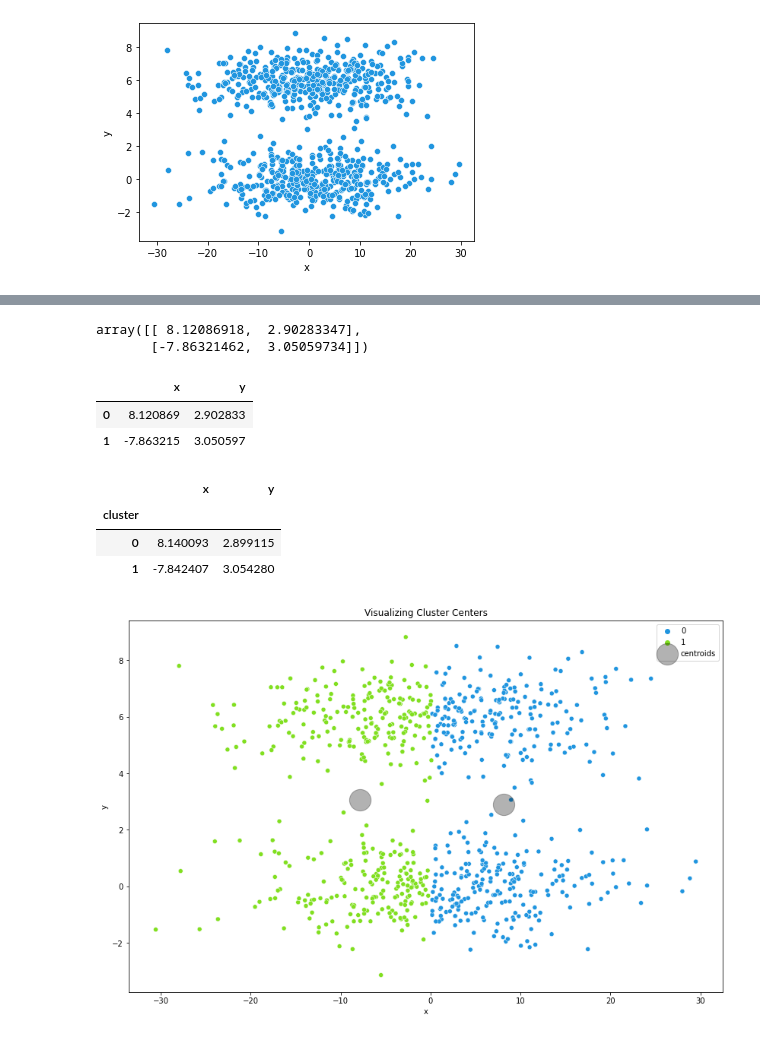
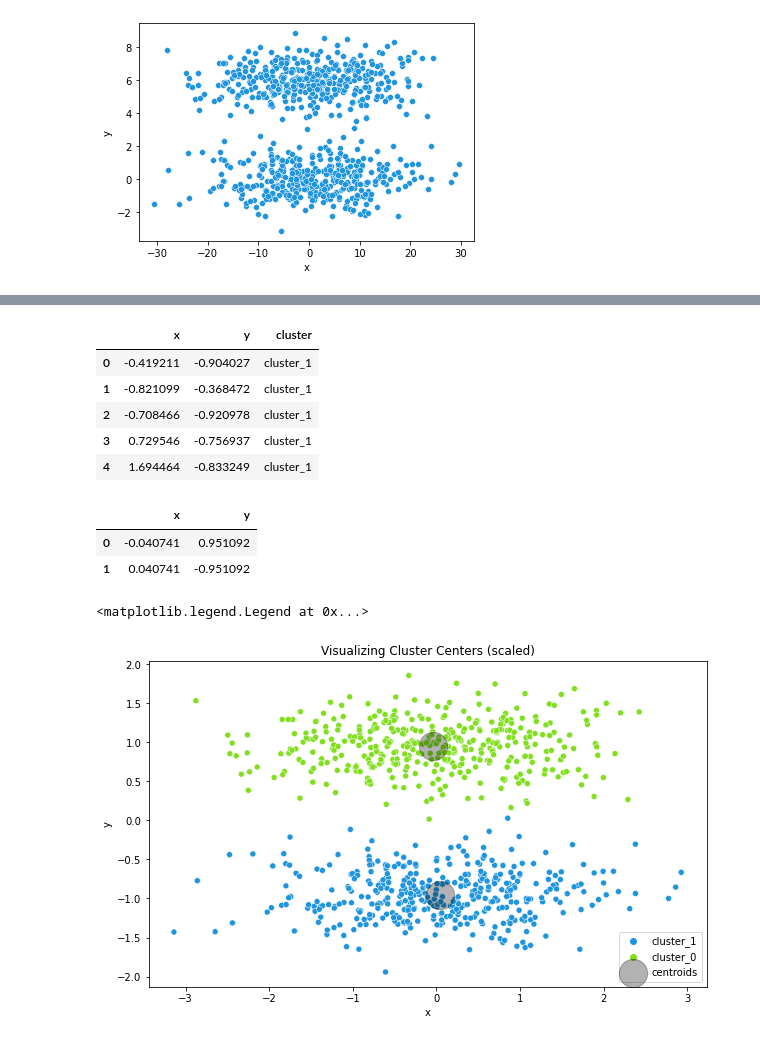
Before and after one commit to Tyler-Applegate/clustering-exercises, a Jupyter notebook: modeling.ipynb, the cells around one changed output, grey strips where cells are left out. Drawn from its saved outputs; the diff is of its cells as text; code cells hidden in the pictures.

```diff
--- a/modeling.ipynb
+++ b/modeling.ipynb
@@ -750,8 +791,8 @@ array([[<AxesSubplot:title={'center':'x'}>,
 kmeans = KMeans(n_clusters=2, random_state = 123)
 
 # fit the thing
-kmeans.fit(X)
+kmeans.fit(df_scaled)
 
 # Use (predict using) the thing
-kmeans.predict(X)
+kmeans.predict(df_scaled)
 # %% [output]
@@ -799,43 +816,37 @@ X_scaled.sample(15)
-# %%
-# Cluster Centers aka centroids. The output is scaled!!
-
-kmeans.cluster_centers_
-# %% [output]
-array([[ 8.12086918,  2.90283347],
-       [-7.86321462,  3.05059734]])
+# %%
+
+df_scaled['cluster'] = kmeans.predict(df_scaled)
+# %%
+df_scaled['cluster'] = 'cluster_' + df_scaled.cluster.astype(str)
+df_scaled.head()
+# %% [output]
+|  | x | y | cluster |
+| 0 | -0.419211 | -0.904027 | cluster_1 |
+| 1 | -0.821099 | -0.368472 | cluster_1 |
+| 2 | -0.708466 | -0.920978 | cluster_1 |
+| 3 | 0.729546 | -0.756937 | cluster_1 |
+| 4 | 1.694464 | -0.833249 | cluster_1 |
 # %%
-# Make a dataframe
-centroids_scaled = pd.DataFrame(kmeans.cluster_centers_, columns = X.columns)
+
+centroids_scaled = pd.DataFrame(kmeans.cluster_centers_, columns = df2.columns)
 centroids_scaled
 # %% [output]
 |  | x | y |
-| 0 | 8.120869 | 2.902833 |
-| 1 | -7.863215 | 3.050597 |
+| 0 | -0.040741 | 0.951092 |
+| 1 | 0.040741 | -0.951092 |
-# %%
-# Centriods for unscaled data?
-centroids = df.groupby('cluster')['x', 'y'].mean()
-centroids
-# %% [output]
-|  | x | y |
-| cluster |  |  |
-| 0 | 8.140093 | 2.899115 |
-| 1 | -7.842407 | 3.054280 |
 # %%
 # lets visualize the clusters along with the centers on scaled data.
 
-plt.figure(figsize=(14, 9))
+plt.figure(figsize=(10, 6))
 
 # scatter plot of data with hue for cluster
-sns.scatterplot(x = 'x', y = 'y', data = df, hue = 'cluster')
+sns.scatterplot(x='x', y='y', data=df_scaled, hue='cluster')
 
 # plot cluster centers (centroids)
-centroids.plot.scatter(x= 'x', y = 'y',
-                              ax = plt.gca(),
-                              s = 800, color = 'k',
-                              alpha = 0.3,
-                              label = 'centroids')
+centroids_scaled.plot.scatter(x='x', y='y', ax=plt.gca(), s=800, color='k', alpha=0.3, label='centroids')
 
-plt.title('Visualizing Cluster Centers')
-plt.legend();
+plt.title('Visualizing Cluster Centers (scaled)')
+plt.legend()
 # %% [output]
+<matplotlib.legend.Legend at 0x...>
-[figure, old version]
+[figure, new version]
```
Also changed, not shown: parts of 23 cells of this notebook.
